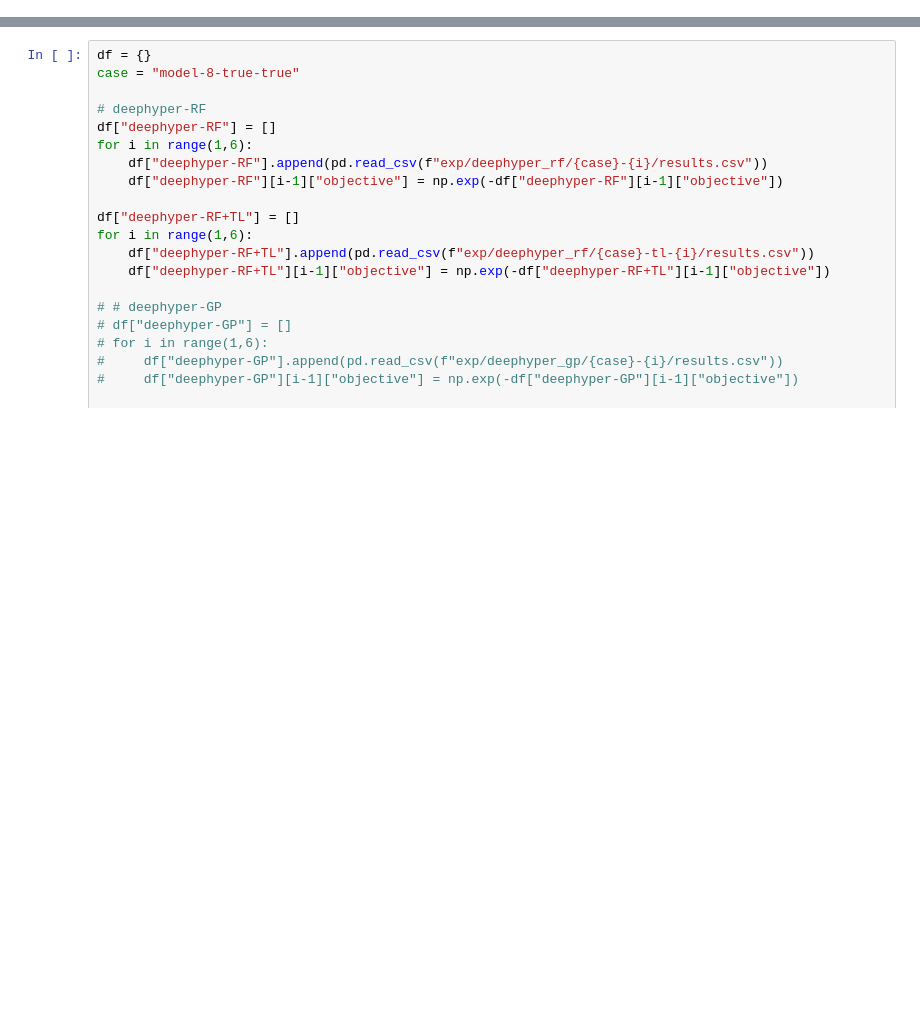
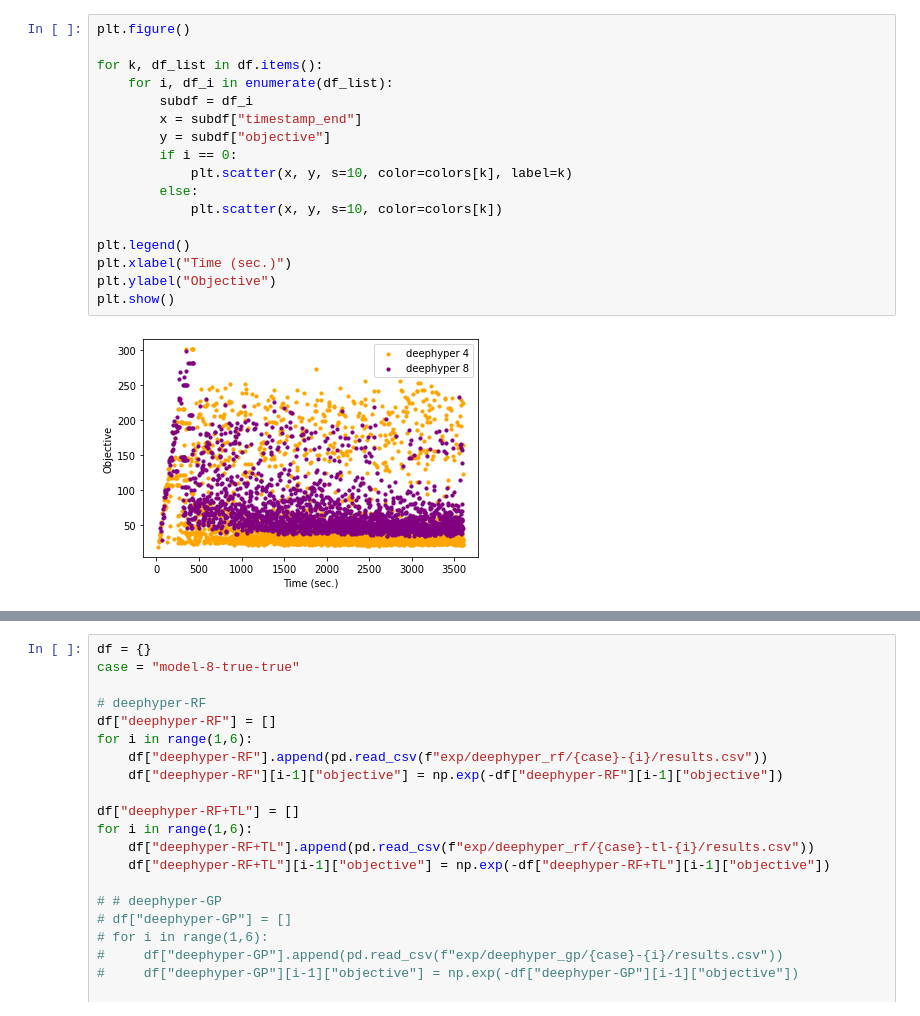
Before and after one commit to hepnos/HEPnOS-Autotuning, a Jupyter notebook: surrogate/analysis.ipynb, the cells around one changed output, grey strips where cells are left out. Drawn from its saved outputs; the diff is of its cells as text; blank space fills up the shorter version.

```diff
--- a/surrogate/analysis.ipynb
+++ b/surrogate/analysis.ipynb
@@ -76,3 +98,22 @@ plt.show()
+# %%
+plt.figure()
+
+for k, df_list in df.items():
+    for i, df_i in enumerate(df_list):
+        subdf = df_i
+        x = subdf["timestamp_end"]
+        y = subdf["objective"]
+        if i == 0:
+            plt.scatter(x, y, s=10, color=colors[k], label=k)
+        else:
+            plt.scatter(x, y, s=10, color=colors[k])
+
+plt.legend()
+plt.xlabel("Time (sec.)")
+plt.ylabel("Objective")
+plt.show()
+# %% [output]
+[figure, added]
 # %%
 plt.figure(figsize=(10, 5))
 
```
Also changed, not shown: parts of 4 cells of this notebook, 32 other files.
